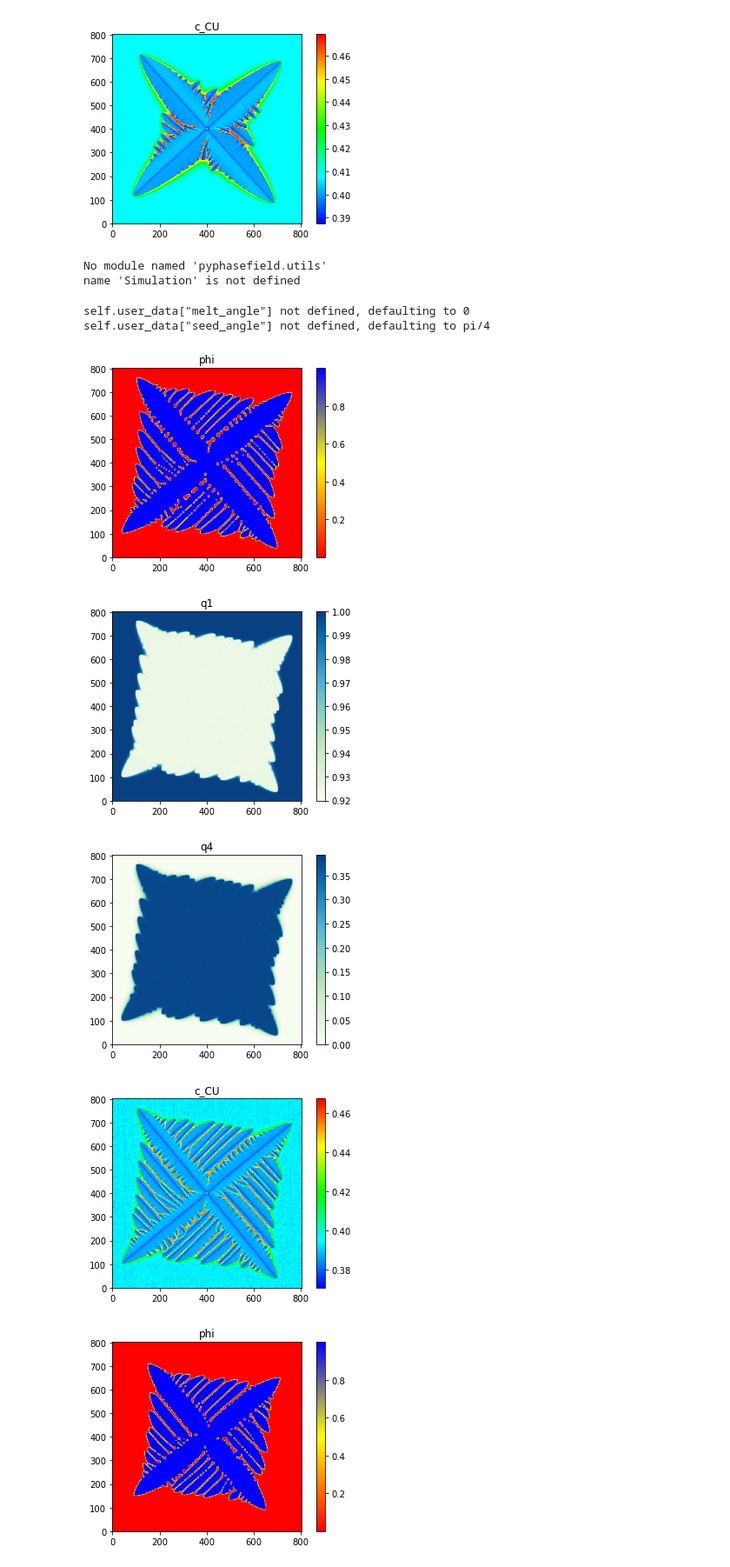
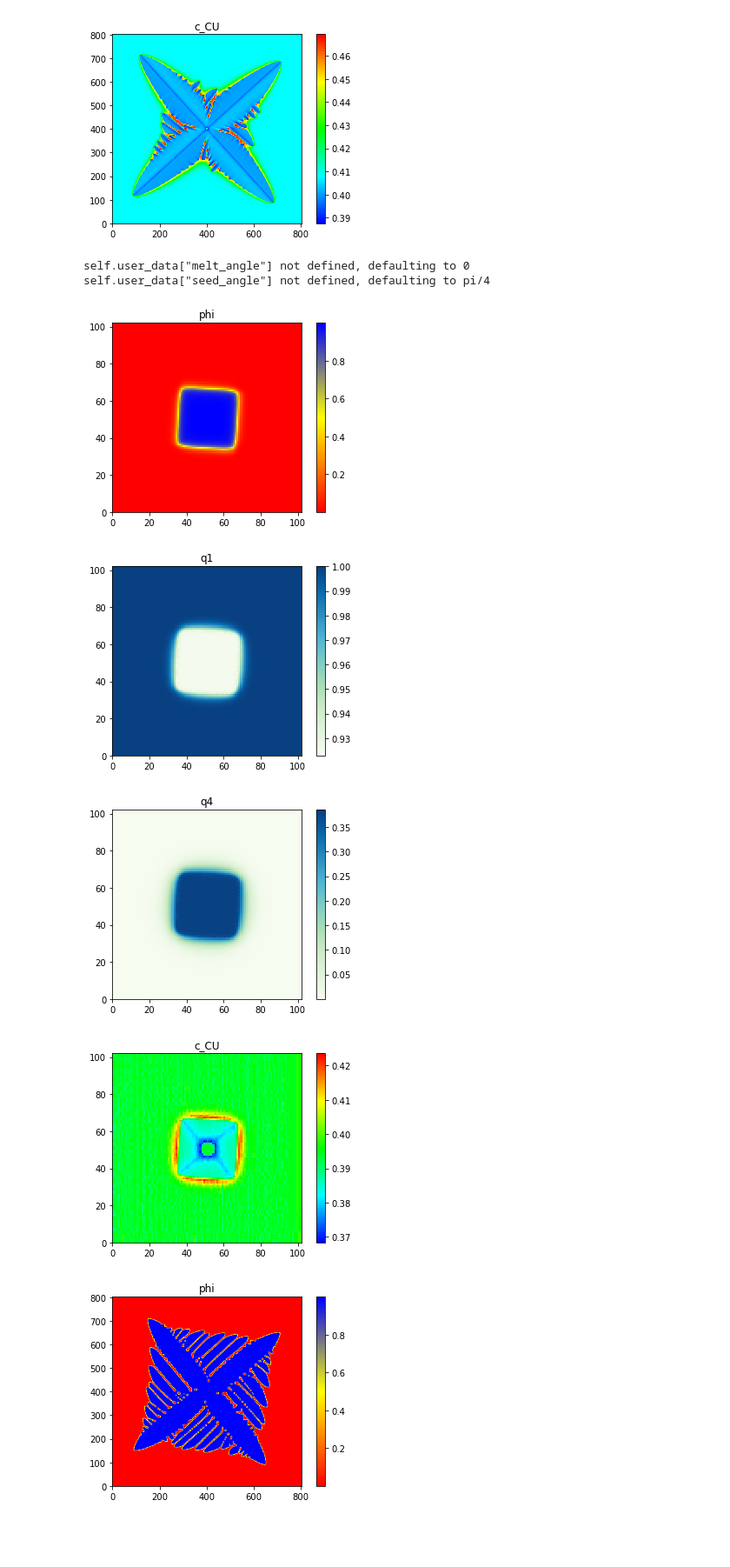
Before and after one commit to AdditiveModeling/pyphasefield, a Jupyter notebook: pyphasefield/pyphasefield/pyphasefield.ipynb, the cells around one changed output. Shown at 87% size. Saved outputs shown, nothing was run; the diff lists cells and outputs as text; code cells hidden in the pictures; blank space fills up the shorter version.

```diff
--- a/pyphasefield/pyphasefield/pyphasefield.ipynb
+++ b/pyphasefield/pyphasefield/pyphasefield.ipynb
@@ -528,7 +528,7 @@ import pyphasefield.Engines as engines
 import matplotlib.pyplot as plt
 
 
-sim = engines.NCGPU(dimensions=[800, 800])
+sim = engines.NCGPU_new(dimensions=[100, 100])
 
 #initialize non-array parameters
 sim.set_framework("GPU_SERIAL") #"CPU_SERIAL", "GPU_SERIAL"
@@ -541,42 +541,40 @@ sim.set_temperature_dTdy(None)
 sim.set_temperature_dTdz(None)
 sim.set_temperature_dTdt(None)
 sim.set_temperature_path(None)
 sim.set_temperature_units("K")
 sim.set_tdb_path("tests/Ni-Cu_Ideal.tdb")
 sim.set_tdb_phases(None)
 sim.set_tdb_components(None)
 sim.set_save_path(None)
 sim.set_autosave_flag(False)
 sim.set_autosave_save_images_flag(False)
 sim.set_autosave_rate(100000)
 sim.set_boundary_conditions("NEUMANN")
 
 data = {
     "d_ratio":1.1,
     "sim_type":"seed",
     "initial_concentration_array":[0.3937]
 }
 sim.set_user_data(data)
 
 #initialize simulation arrays, all parameter changes should be BEFORE this point!
 sim.initialize_fields_and_imported_data()
 
 #change array data here, for custom simulations
 
 
 #run simulation
-sim.simulate(30000)
+sim.simulate(1000)
 sim.plot_simulation(interpolation="nearest", save_images=False)
 #print(sim.fields[1].data)
 # %% [output]
-No module named 'pyphasefield.utils'
-name 'Simulation' is not defined
+self.user_data["melt_angle"] not defined, defaulting to 0
+self.user_data["seed_angle"] not defined, defaulting to pi/4
-self.user_data["melt_angle"] not defined, defaulting to 0
-self.user_data["seed_angle"] not defined, defaulting to pi/4
-[figure, old version]
+[figure, new version]
-[figure, old version]
+[figure, new version]
-[figure, old version]
+[figure, new version]
-[figure, old version]
+[figure, new version]
 # %%
 sim.simulate(10000)
 sim.plot_simulation(interpolation="nearest", save_images=False)
```
Also changed, not shown: 4 other files.
